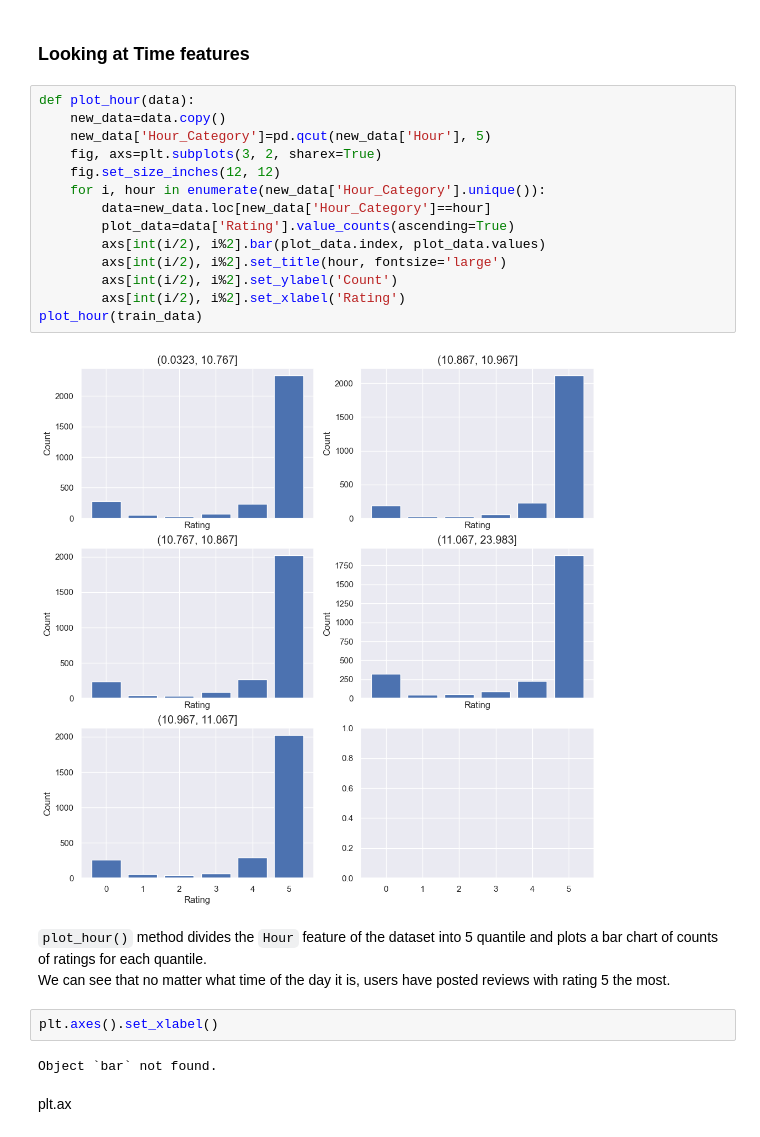
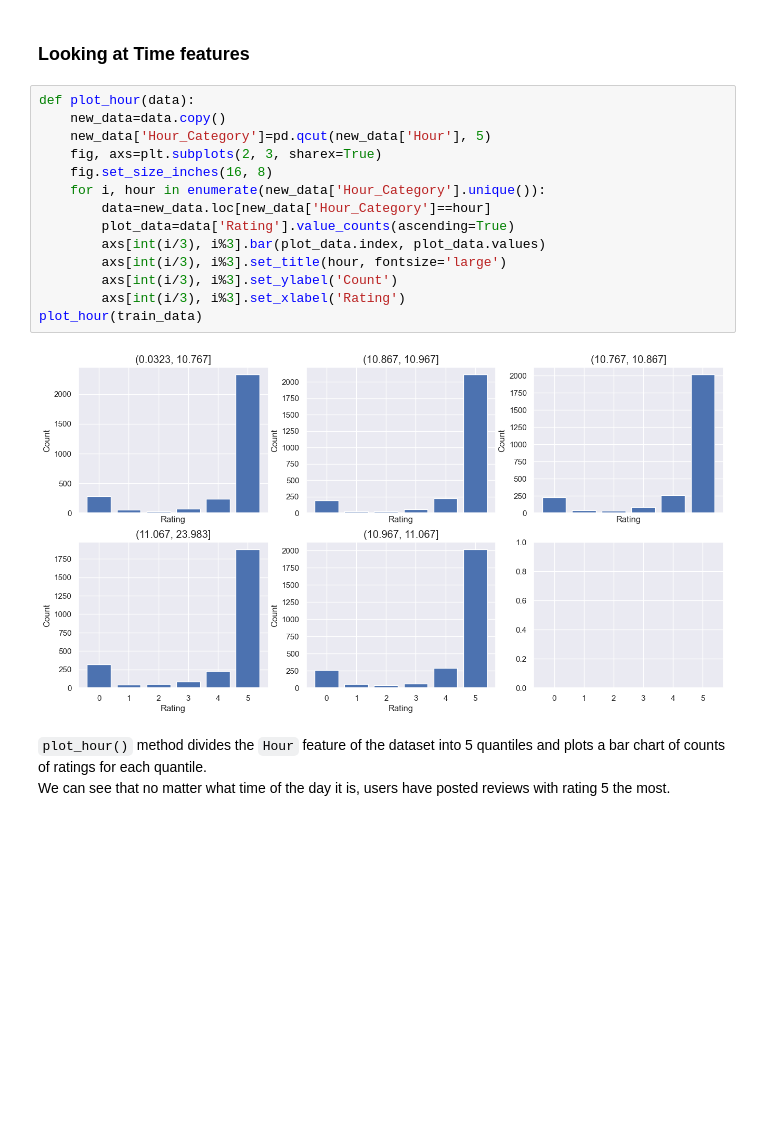
Before and after one commit to seg-fault123/mlp_project, a Jupyter notebook: level1.ipynb, the cells around one changed output. Cells and saved outputs as stored; diff of their text form; blank space fills up the shorter version.

```diff
--- a/level1.ipynb
+++ b/level1.ipynb
@@ -84,25 +96,19 @@ test_data=add_features(test_data)
 # %%
 def plot_hour(data):
     new_data=data.copy()
     new_data['Hour_Category']=pd.qcut(new_data['Hour'], 5)
-    fig, axs=plt.subplots(3, 2, sharex=True)
-    fig.set_size_inches(12, 12)
+    fig, axs=plt.subplots(2, 3, sharex=True)
+    fig.set_size_inches(16, 8)
     for i, hour in enumerate(new_data['Hour_Category'].unique()):
         data=new_data.loc[new_data['Hour_Category']==hour]
         plot_data=data['Rating'].value_counts(ascending=True)
-        axs[int(i/2), i%2].bar(plot_data.index, plot_data.values)
-        axs[int(i/2), i%2].set_title(hour, fontsize='large')
-        axs[int(i/2), i%2].set_ylabel('Count')
-        axs[int(i/2), i%2].set_xlabel('Rating')
+        axs[int(i/3), i%3].bar(plot_data.index, plot_data.values)
+        axs[int(i/3), i%3].set_title(hour, fontsize='large')
+        axs[int(i/3), i%3].set_ylabel('Count')
+        axs[int(i/3), i%3].set_xlabel('Rating')
 plot_hour(train_data)
 # %% [output]
-[figure, old version]
+[figure, new version]
 # %% [markdown]
-`plot_hour()` method divides the `Hour` feature of the dataset into 5 quantile and plots a bar chart of counts of ratings for each quantile. \
+`plot_hour()` method divides the `Hour` feature of the dataset into 5 quantiles and plots a bar chart of counts of ratings for each quantile. \
 We can see that no matter what time of the day it is, users have posted reviews with rating 5 the most.
-# %%
-plt.axes().set_xlabel()
-# %% [output]
-Object `bar` not found.
-# %% [markdown]
-plt.ax
```
Also changed, not shown: parts of 75 cells of this notebook.
